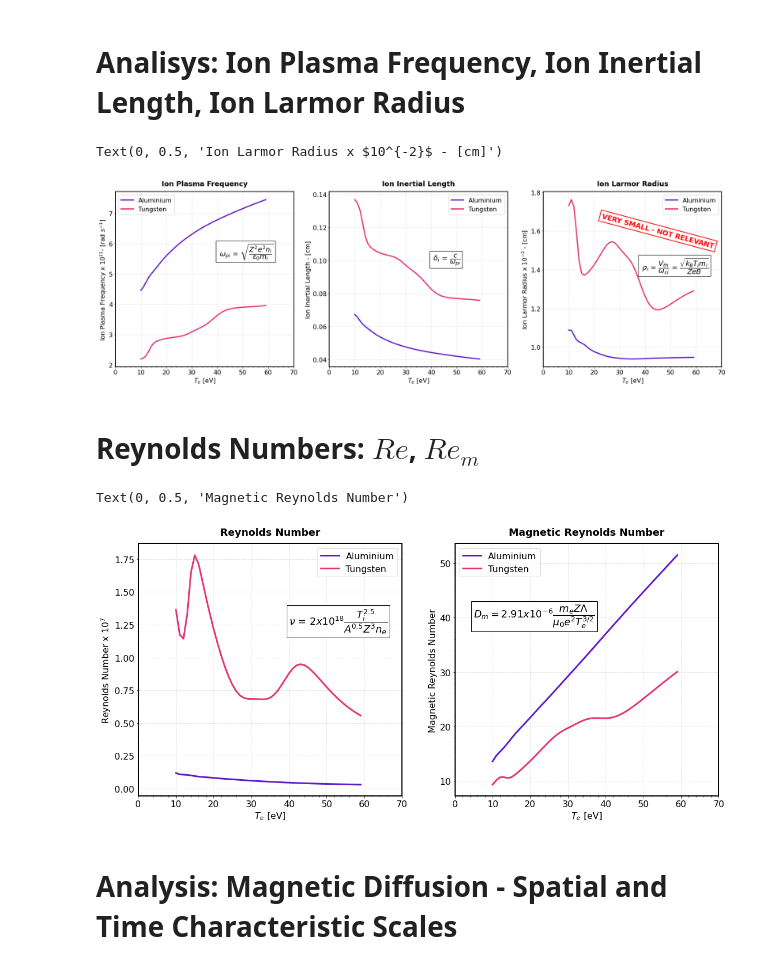
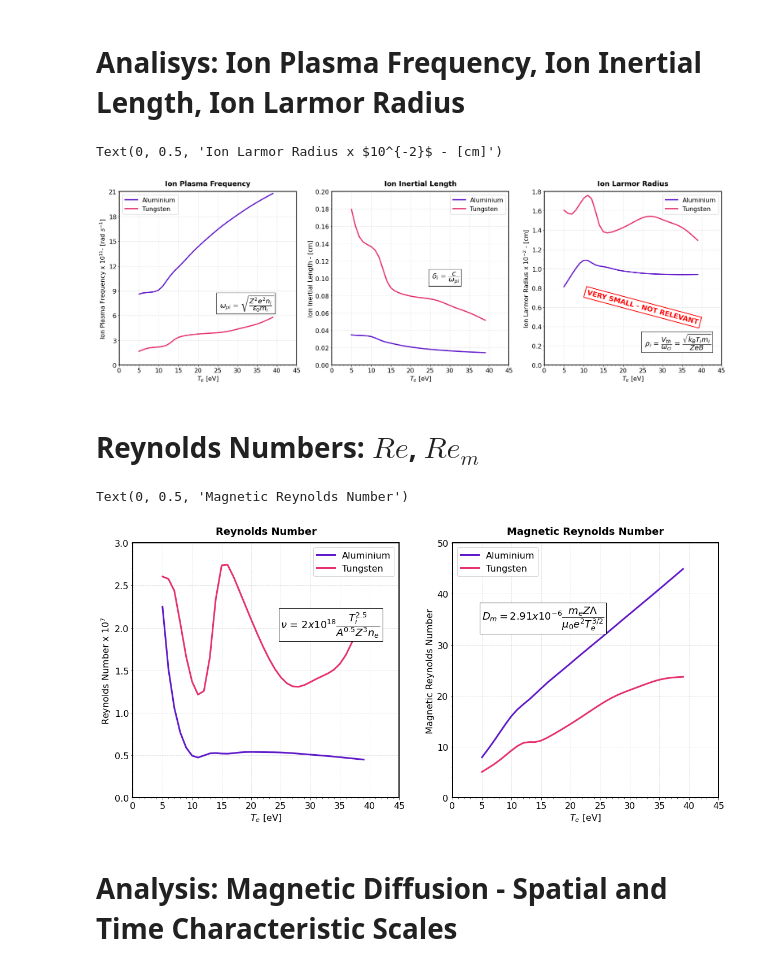
Before and after one commit to stemerlini/MagnetoRT, a Jupyter notebook: MagnetoRT.ipynb, the cells around one changed output. Cells and saved outputs as stored; diff of their text form; code cells hidden in the pictures.

```diff
--- a/MagnetoRT.ipynb
+++ b/MagnetoRT.ipynb
@@ -23,7 +27,7 @@ from scipy.interpolate import CubicSpline
 # Class: Plasma
 # %%
 class plasma:
-    def __init__(self, A, ne, Te, Ti, V, L, Atw, Zsrc, B):
+    def __init__(self, A, density, Te, Ti, V, L, Atw, Zsrc, B):
         '''
         Args:
             example:
@@ -41,7 +45,7 @@ class plasma:
 
         '''
         self.A              =   A                                                                          # Atomic mass weight
-        self.ne             =   ne                                                                         # Electron Density                                  [cm^-3]
+        self.density        =   density                                                                    # Density                                           [gr/cm^3]
         self.Te             =   Te                                                                         # Electron Temperature                              [eV]
         self.Ti             =   Ti                                                                         # Ion Temperature                                   [eV]
         self.V              =   V                                                                          # Bulk Velocity                                     [cm/s]
@@ -54,9 +58,11 @@ class plasma:
         Z_mod               =   self.ZTe()
         self.Z              =   Z_mod(self.Te)                                                             # Charge State for a given Te
 
+        # Electron Density
+        self.ne             =   (self.density * self.Z)/ (self.A * cons.m_p * 1e3)                         # Plasma Density                                     [cm^-3]
+
         # Ion density
         self.ni             =   self.ne/self.Z                                                             # Ion Density                                        [cm^-3]
-        self.density        =   (self.ne*self.A*cons.m_p * 1e3 )/self.Z                                    # Plasma Density                                     [gr/cm^3]
 
         # Calculate Plasma Parameters
         self.params()
@@ -388,41 +443,51 @@ ax[2].plot(Te, w.rho_i*1e2,   lw = '3', color = '#E53271',label='Tungsten')
 
 
 ax[0].set_title('Ion Plasma Frequency', fontsize = 18,  weight = 'bold', pad = "15")
 ax[1].set_title('Ion Inertial Length', fontsize = 18,  weight = 'bold', pad = "15")
 ax[2].set_title('Ion Larmor Radius', fontsize = 18,  weight = 'bold', pad = "15")
 
 for axis in ax:
-    axis.set_xlim([0,70])
-    axis.set_xticks(np.arange(0,71,10))
+    axis.set_xlim([0,45])
+    axis.set_xticks(np.arange(0,46,5))
     axis.tick_params(labelsize=16)
     axis.grid(True, linestyle='--', alpha = 0.4)
     axis.set_xlabel(r'$T_e$ [eV]', fontsize=16)
     axis.minorticks_on()
     axis.legend(loc = 'best', fontsize = 16)
 
 
+ax[0].set_ylim([0,21])
+ax[0].set_yticks(np.arange(0,21.1,3))
+
+ax[1].set_ylim([0,0.2])
+ax[1].set_yticks(np.arange(0,0.21,0.02))
+
+ax[2].set_ylim([0,1.8])
+ax[2].set_yticks(np.arange(0,1.81,0.2))
+
+
 ionplasmafreq_eq    =    r' $\omega_{pi}$ = $\sqrt{\dfrac{Z^2 e^2 n_i}{\epsilon_0 m_i}}$'
-ax[0].text(40, 5.6, ionplasmafreq_eq, fontsize = 18, color='black', bbox=dict(facecolor='white', edgecolor='black'))
+ax[0].text(25, 7, ionplasmafreq_eq, fontsize = 18, color='black', bbox=dict(facecolor='white', edgecolor='black'))
 
 ioninertialleg_eq   =    r' $\delta_{i}$ = $\dfrac{c}{\omega_{pi}}$'
-ax[1].text(40, 0.10, ioninertialleg_eq, fontsize = 18, color='black', bbox=dict(facecolor='white', edgecolor='black'))
+ax[1].text(25, 0.1, ioninertialleg_eq, fontsize = 18, color='black', bbox=dict(facecolor='white', edgecolor='black'))
 
 ionlarmorrad_eq   =    r' $\rho_{i}$ = $\dfrac{V_{th}}{\omega_{ci}}$ = $\dfrac{\sqrt{k_B T_i m_i}}{ZeB}$'
-ax[2].text(38, 1.4, ionlarmorrad_eq, fontsize = 18, color='black', bbox=dict(facecolor='white', edgecolor='black'))
+ax[2].text(25, 0.2, ionlarmorrad_eq, fontsize = 18, color='black', bbox=dict(facecolor='white', edgecolor='black'))
 
 t = ax[2].text(
-    45, 1.6, "VERY SMALL - NOT RELEVANT", color = "red", weight="bold", ha="center", va="center", rotation=-15, size=18,
+    25, 0.6, "VERY SMALL - NOT RELEVANT", color = "red", weight="bold", ha="center", va="center", rotation=-15, size=18,
     bbox=dict(boxstyle="Square,pad=0.3", fc="white", ec="red", lw=2))
 
 
 ax[0].set_ylabel(r'Ion Plasma Frequency x $10^{11}$- [rad $s^{-1}$] ', fontsize=16)
 ax[1].set_ylabel(r'Ion Inertial Length - [cm]', fontsize=16)
 ax[2].set_ylabel(r'Ion Larmor Radius x $10^{-2}$ - [cm]', fontsize=16)
 
-# plt.savefig('IonInertialLength.png', dpi=330)
+# plt.savefig('IonInertialLengthSameMassDensity.png', dpi=330)
 # %% [output]
 Text(0, 0.5, 'Ion Larmor Radius x $10^{-2}$ - [cm]')
-[figure, old version]
+[figure, new version]
 # %% [markdown]
 # Reynolds Numbers: $Re$, $Re_m$
 # %%
@@ -446,30 +511,31 @@ ax[0].set_title('Reynolds Number', fontsize = 18,  weight = 'bold', pad = "15")
 ax[1].set_title('Magnetic Reynolds Number', fontsize = 18,  weight = 'bold', pad = "15")
 
 for axis in ax:
-    axis.set_xlim([0,70])
-    axis.set_xticks(np.arange(0,71,10))
+    axis.set_xlim([0,45])
+    axis.set_xticks(np.arange(0,46,5))
     axis.tick_params(labelsize=16)
     axis.grid(True, linestyle='--', alpha = 0.4)
     axis.set_xlabel(r'$T_e$ [eV]', fontsize=16)
     axis.minorticks_on()
     axis.legend(loc = 'best', fontsize = 16)
 
-# ax[0].set_ylim([0,10])
-# ax[0].set_yticks(np.arange(0,11))
-# ax[1].set_ylim([0,100])
+ax[0].set_ylim([0,3])
+ax[0].set_yticks(np.arange(0,3.1,0.5))
+ax[1].set_ylim([0,50])
+ax[1].set_yticks(np.arange(0,51,10))
 
 # (2e18*self.Ti**2.5)/(self.A**0.5*self.Z**3*self.ne)
-ax[0].text(40, 1.25, r'$\nu$ = $2x10^{18}\dfrac{T_i^{2.5}}{A^{0.5}Z^{3}n_e}$', fontsize = 18, color='black', bbox=dict(facecolor='white', edgecolor='black'))
+ax[0].text(25, 2, r'$\nu$ = $2x10^{18}\dfrac{T_i^{2.5}}{A^{0.5}Z^{3}n_e}$', fontsize = 18, color='black', bbox=dict(facecolor='white', edgecolor='black'))
 
-ax[1].text(5, 40, '$D_m = 2.91x10^{-6}\dfrac{m_e Z \Lambda}{\mu_0 e^2 T_e^{3/2}}$', fontsize = 18, color='black', bbox=dict(facecolor='white', edgecolor='black'))
+ax[1].text(5, 35, '$D_m = 2.91x10^{-6}\dfrac{m_e Z \Lambda}{\mu_0 e^2 T_e^{3/2}}$', fontsize = 18, color='black', bbox=dict(facecolor='white', edgecolor='black'))
 
 ax[0].set_ylabel(r'Reynolds Number x $10^{7}$', fontsize=16)
 ax[1].set_ylabel(r'Magnetic Reynolds Number', fontsize=16)
 
-# plt.savefig('Reynolds.png', dpi=330)
+# plt.savefig('ReynoldsSameMassDensity.png', dpi=330)
 # %% [output]
 Text(0, 0.5, 'Magnetic Reynolds Number')
-[figure, old version]
+[figure, new version]
 # %% [markdown]
 # Analysis: Magnetic Diffusion - Spatial and Time Characteristic Scales
 # %%
```
Also changed, not shown: parts of 9 cells of this notebook.
